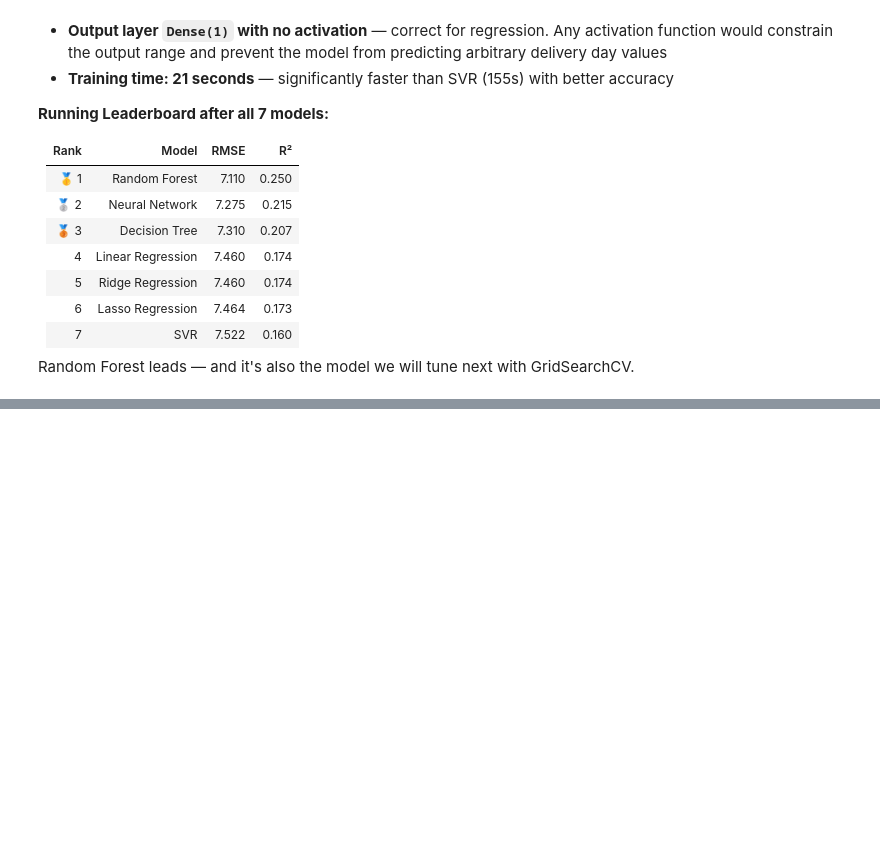
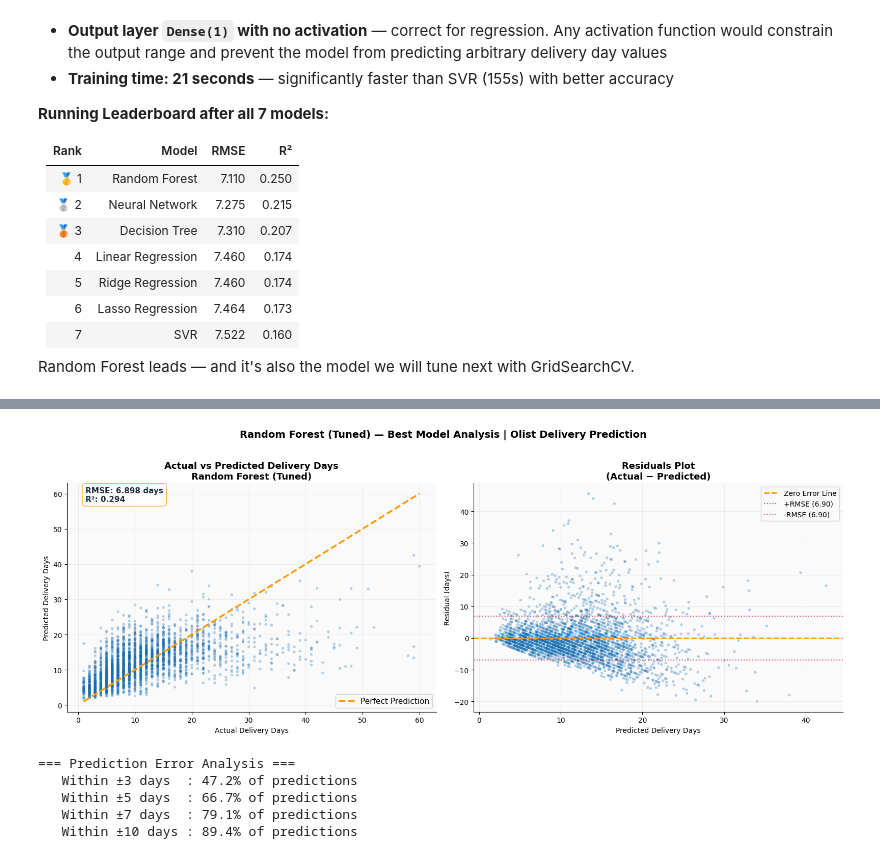
Before and after one commit to pramodkumarpodila-source/ds-ml-ecommerce, a Jupyter notebook: part1_regression/part1_notebook.ipynb, the cells around one changed output, grey strips where cells are left out. Saved outputs shown, nothing was run; the diff lists cells and outputs as text; code cells hidden in the pictures; blank space fills up the shorter version.

```diff
--- a/part1_regression/part1_notebook.ipynb
+++ b/part1_regression/part1_notebook.ipynb
@@ -914,0 +1145,78 @@ Random Forest leads — and it's also the model we will tune next with GridSearc
+# %%
+# ── CELL 16: Actual vs Predicted — Best Model ─────────────────────────────────
+y_pred_best = best_rf.predict(X_test)
+
+fig, axes = plt.subplots(1, 2, figsize=(16, 6))
+
+# ── Plot 1: Actual vs Predicted scatter ───────────────────────────────────────
+sample_idx = np.random.choice(len(y_test), 3000, replace=False)
+y_test_sample  = np.array(y_test)[sample_idx]
+y_pred_sample  = y_pred_best[sample_idx]
+
+axes[0].scatter(y_test_sample, y_pred_sample,
+                alpha=0.3, color=COLORS['secondary'],
+                s=15, edgecolors='none')
+
+# Perfect prediction line
+min_val = min(y_test_sample.min(), y_pred_sample.min())
+max_val = max(y_test_sample.max(), y_pred_sample.max())
+axes[0].plot([min_val, max_val], [min_val, max_val],
+             color=COLORS['accent'], linewidth=2.5,
+             linestyle='--', label='Perfect Prediction')
+
+axes[0].set_title('Actual vs Predicted Delivery Days\nRandom Forest (Tuned)',
+                  fontsize=13, fontweight='bold')
+axes[0].set_xlabel('Actual Delivery Days')
+axes[0].set_ylabel('Predicted Delivery Days')
+axes[0].legend(fontsize=11)
+
+# Add RMSE annotation
+axes[0].text(0.05, 0.92,
+             f'RMSE: {rmse_tuned:.3f} days\nR²: {r2_tuned:.3f}',
+             transform=axes[0].transAxes,
+             fontsize=11, fontweight='bold',
+             color=COLORS['primary'],
+             bbox=dict(boxstyle='round,pad=0.4',
+                      facecolor='white', edgecolor=COLORS['accent'],
+                      alpha=0.8))
+
+# ── Plot 2: Residuals plot ────────────────────────────────────────────────────
+residuals = y_test_sample - y_pred_sample
+
+axes[1].scatter(y_pred_sample, residuals,
+                alpha=0.3, color=COLORS['secondary'],
+                s=15, edgecolors='none')
+axes[1].axhline(0, color=COLORS['accent'],
+                linewidth=2, linestyle='--', label='Zero Error Line')
+axes[1].axhline(rmse_tuned, color=COLORS['danger'],
+                linewidth=1.5, linestyle=':', alpha=0.7,
+                label=f'+RMSE ({rmse_tuned:.2f})')
+axes[1].axhline(-rmse_tuned, color=COLORS['danger'],
+                linewidth=1.5, linestyle=':', alpha=0.7,
+                label=f'-RMSE ({rmse_tuned:.2f})')
+
+axes[1].set_title('Residuals Plot\n(Actual − Predicted)',
+                  fontsize=13, fontweight='bold')
+axes[1].set_xlabel('Predicted Delivery Days')
+axes[1].set_ylabel('Residual (days)')
+axes[1].legend(fontsize=10)
+
+plt.suptitle('Random Forest (Tuned) — Best Model Analysis | Olist Delivery Prediction',
+             fontsize=14, fontweight='bold', y=1.02)
+plt.tight_layout()
+plt.show()
+
+# ── Error distribution ────────────────────────────────────────────────────────
+print(f'=== Prediction Error Analysis ===')
+errors = np.abs(y_test - y_pred_best)
+print(f'   Within ±3 days  : {(errors <= 3).mean()*100:.1f}% of predictions')
+print(f'   Within ±5 days  : {(errors <= 5).mean()*100:.1f}% of predictions')
+print(f'   Within ±7 days  : {(errors <= 7).mean()*100:.1f}% of predictions')
+print(f'   Within ±10 days : {(errors <= 10).mean()*100:.1f}% of predictions')
+# %% [output]
+[figure, added]
+=== Prediction Error Analysis ===
+   Within ±3 days  : 47.2% of predictions
+   Within ±5 days  : 66.7% of predictions
+   Within ±7 days  : 79.1% of predictions
+   Within ±10 days : 89.4% of predictions
```
Also changed, not shown: parts of 11 cells of this notebook.
